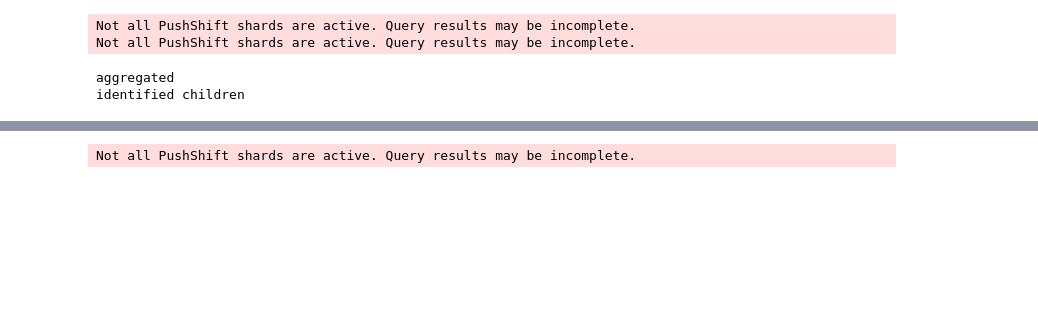
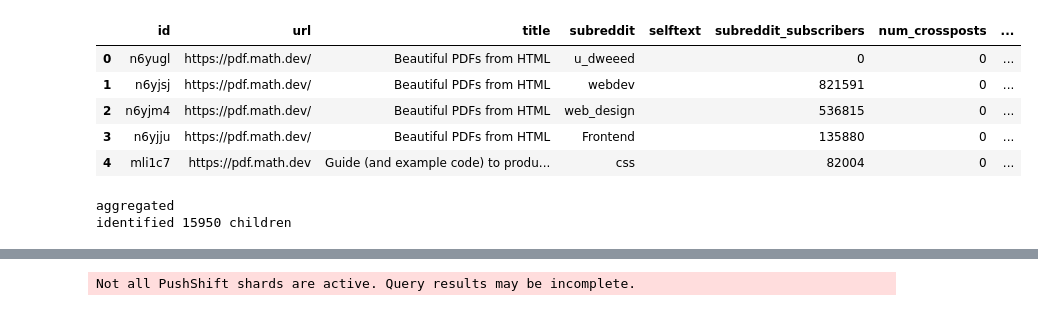
Before and after one commit to jvschlierf/networkthesis, a Jupyter notebook: Test_run/test.ipynb, the cells around one changed output, grey strips where cells are left out. Drawn from its saved outputs; the diff is of its cells as text; code cells hidden in the pictures; blank space fills up the shorter version.

```diff
--- a/Test_run/test.ipynb
+++ b/Test_run/test.ipynb
@@ -74,10 +66,17 @@ Custome formatted DateTime: 01.Jan.2021 00:00:00
+# %%
+df.head()
+# %% [output]
+|  | id | url | title | subreddit | selftext | subreddit_subscribers | num_crossposts | ... |
+| 0 | n6yugl | https://pdf.math.dev/ | Beautiful PDFs from HTML | u_dweeed |  | 0 | 0 | ... |
+| 1 | n6yjsj | https://pdf.math.dev/ | Beautiful PDFs from HTML | webdev |  | 821591 | 0 | ... |
+| 2 | n6yjm4 | https://pdf.math.dev/ | Beautiful PDFs from HTML | web_design |  | 536815 | 0 | ... |
+| 3 | n6yjju | https://pdf.math.dev/ | Beautiful PDFs from HTML | Frontend |  | 135880 | 0 | ... |
+| 4 | mli1c7 | https://pdf.math.dev | Guide (and example code) to produ... | css |  | 82004 | 0 | ... |
 # %%
-df2 = get_crosspost_child(df, 'random')
+df2 = get_crosspost_child(df, 'serverfix', 2 )
 # %% [output]
-Not all PushShift shards are active. Query results may be incomplete.
-Not all PushShift shards are active. Query results may be incomplete.
+aggregated
+identified 15950 children
-aggregated
-identified children
 # %%
 df2.head()
 # %% [output]
```
Also changed, not shown: parts of 13 cells of this notebook, 3 other files.
